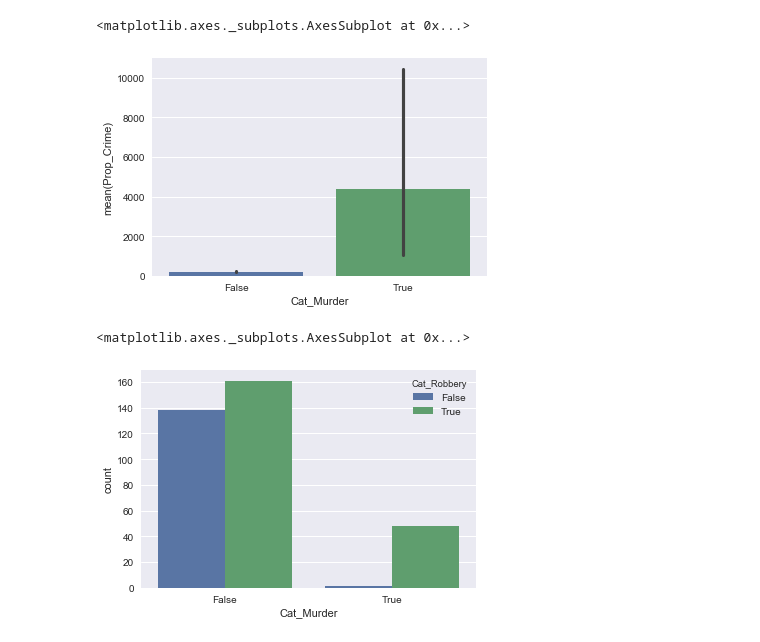
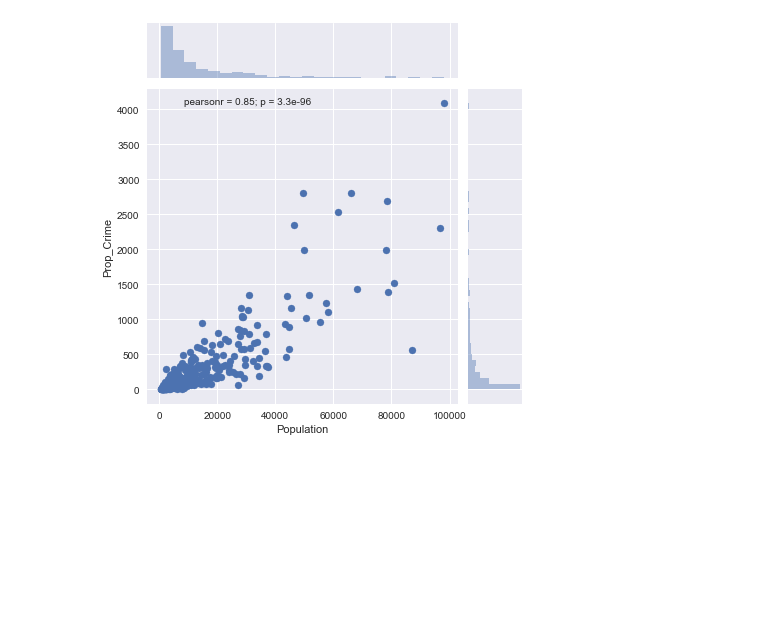
Before and after one commit to Begecky/Pre-Bootcamp-Materials, a Jupyter notebook: FBI_Data.ipynb, the cells around one changed output. Cells and saved outputs as stored; diff of their text form; code cells hidden in the pictures; blank space fills up the shorter version.

```diff
--- a/FBI_Data.ipynb
+++ b/FBI_Data.ipynb
@@ -50,4 +28,9 @@ data_2['Cat_Murder'] = data_2.Murder > 0
 data_2['Cat_Robbery'] = data_2.Robbery > 0
 data_2['Population*2'] = data_2.Population**2
 
-data_2 = data_2.loc[data_2["Population"] < 1000000]
+data_A = pd.DataFrame(data_2.loc[data_2['Population'] < 100000])
+data_nyc = pd.DataFrame(data_2.loc[data_2['Population'] > 1000000])
+data_metros = pd.DataFrame(data_2.loc[data_2['Population'] > 100000])
+
+categoricals_A = data_A[['Cat_Murder', 'Cat_Robbery']]
+categoricals_nyc = data_nyc[['Cat_Murder', 'Cat_Robbery']]
@@ -76,10 +62,5 @@ sns.countplot(x = 'Cat_Murder', data = categoricals)
 # %%
-sns.barplot(x = 'Cat_Murder', y = 'Prop_Crime', data = data_2)
+sns.jointplot(x = "Population", y = 'Prop_Crime', data = data_A)
+plt.show()
 # %% [output]
-<matplotlib.axes._subplots.AxesSubplot at 0x...>
-[figure, old version]
+[figure, new version]
-# %%
-sns.countplot(x = 'Cat_Murder', hue = 'Cat_Robbery', data = data_2)
-# %% [output]
-<matplotlib.axes._subplots.AxesSubplot at 0x...>
-[figure, removed]
```
Also changed, not shown: parts of 17 cells of this notebook.
